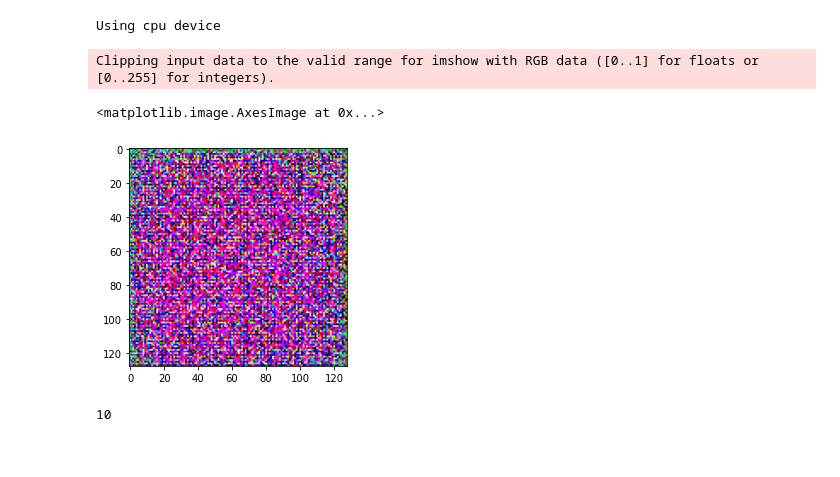
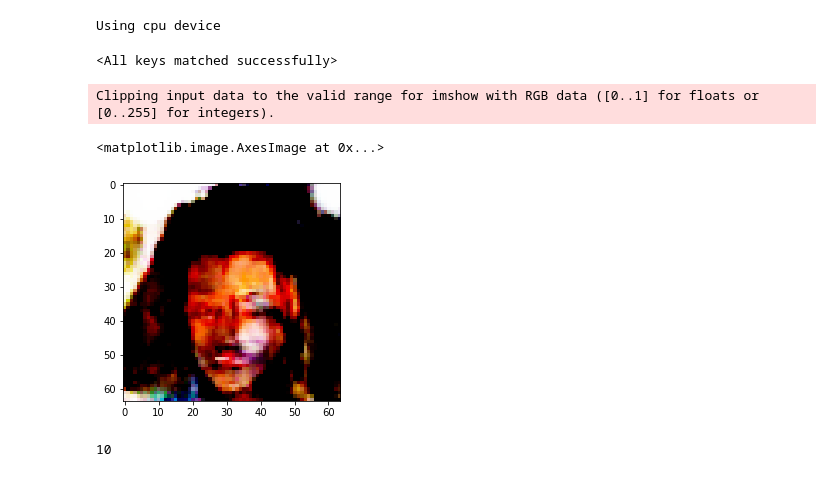
Before and after one commit to snirlugassy/CelebA-GAN, a Jupyter notebook: generate.ipynb, the cells around one changed output. Cells and saved outputs as stored; diff of their text form; code cells hidden in the pictures.

```diff
--- a/generate.ipynb
+++ b/generate.ipynb
@@ -16,7 +16,8 @@ z_continuous = 80
 latent_dim = z_discrete + z_continuous
 
 # Initialize generator
-generator = Generator5(latent_dim).to(device)
-# generator.load_state_dict(torch.load('models/generator_22_06_24_10_02.model', map_location=device))
+generator = Generator(latent_dim, ngf=64).to(device)
+generator.load_state_dict(torch.load('models/generator_22_06_27_20_00.model', map_location=device))
 # %% [output]
 Using cpu device
+<All keys matched successfully>
@@ -28,15 +25,15 @@ z = torch.cat([zd, zc], dim=1)
 def denormalize(t):
     return t * 0.5 + 0.5
 # %%
-zd = torch.Tensor(np.random.randint(0, 10, (2, z_discrete)))
-zc = torch.Tensor(np.random.normal(0, 1, (2, z_continuous)))
+zd = torch.Tensor(np.random.randint(0, 10, (1, z_discrete, 1, 1)))
+zc = torch.Tensor(np.random.normal(0, 1, (1, z_continuous, 1, 1)))
 z = torch.cat([zd, zc], dim=1)
 gen_img = generator(z)[0].detach()
 plt.imshow(gen_img.permute(1,2,0))
 # %% [output]
 Clipping input data to the valid range for imshow with RGB data ([0..1] for floats or [0..255] for integers).
 <matplotlib.image.AxesImage at 0x...>
-[figure, old version]
+[figure, new version]
 # %%
 Z = []
 for i in range(10):
```
Also changed, not shown: parts of 2 cells of this notebook, 1 other file.
